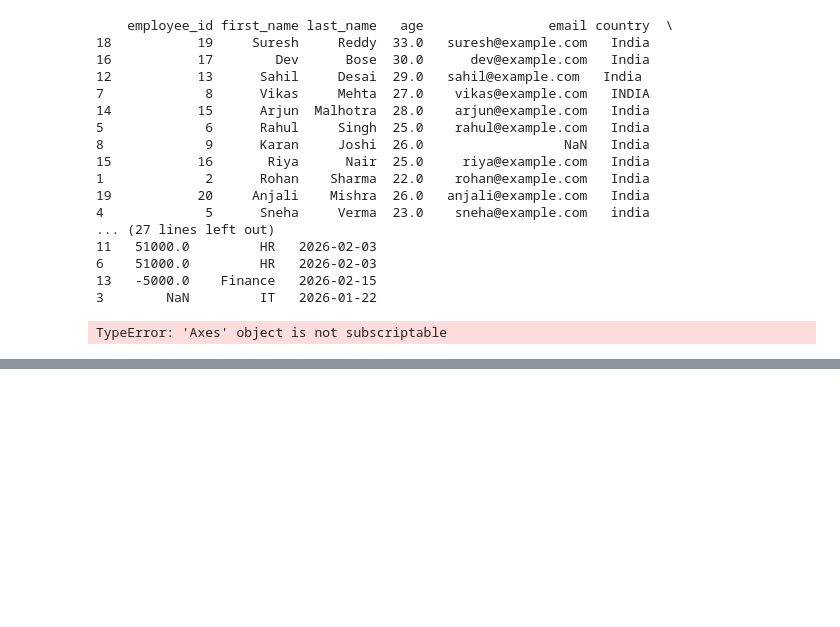
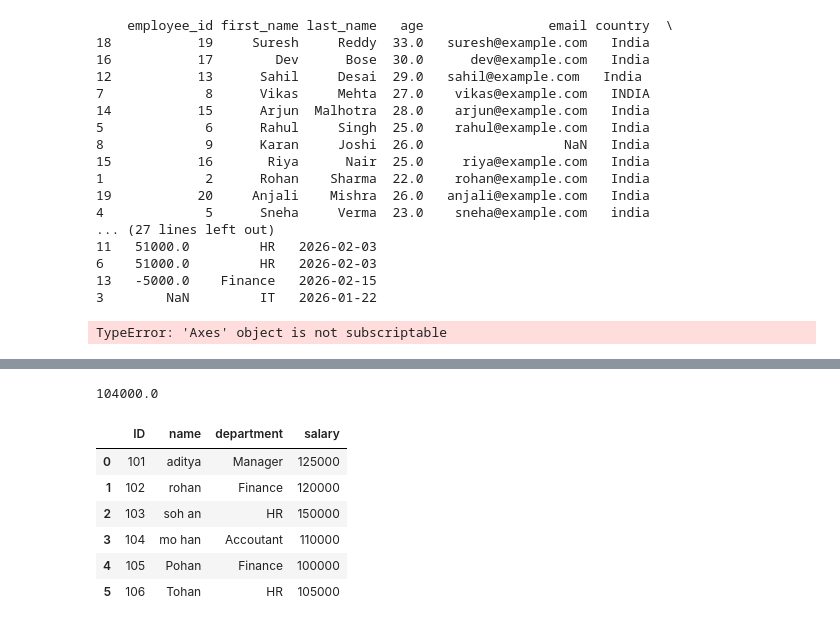
Before and after one commit to aditya-76430/python-programming, a Jupyter notebook: Learning things/pandas_prac.ipynb, the cells around one changed output, grey strips where cells are left out. Saved outputs shown, nothing was run; the diff lists cells and outputs as text; code cells hidden in the pictures; blank space fills up the shorter version.

Commit message:
solved pandas question

```diff
--- a/Learning things/pandas_prac.ipynb
+++ b/Learning things/pandas_prac.ipynb
@@ -492,0 +547,40 @@ TypeError: 'Axes' object is not subscriptable
+# %%
+# Find the average salary.
+
+import pandas as pd
+
+datas = {
+    "ID":[101,102,103,104,105,106,107,108,109,110],
+    "name":["aditya "," rohan","soh an","mo han","Pohan","Tohan","Abhishek","sudish","nitish","ritnesh"],
+    "department":["Manager","Finance","HR","Accoutant","Finance","HR","Accoutant","Finance","HR","Finance"],
+    "salary":[125000,120000,150000,110000,100000,105000,90000,85000,80000,75000]
+}
+
+df = pd.DataFrame(datas)
+
+print(df["salary"].mean())
+# %% [output]
+104000.0
+# %%
+# Find all people whose salary is greater than ₹40,000.
+
+import pandas as pd
+
+datas = {
+    "ID":[101,102,103,104,105,106,107,108,109,110],
+    "name":["aditya "," rohan","soh an","mo han","Pohan","Tohan","Abhishek","sudish","nitish","ritnesh"],
+    "department":["Manager","Finance","HR","Accoutant","Finance","HR","Accoutant","Finance","HR","Finance"],
+    "salary":[125000,120000,150000,110000,100000,105000,90000,85000,80000,75000]
+}
+
+df = pd.DataFrame(datas)
+
+df[df["salary"]>90000]
+# %% [output]
+|  | ID | name | department | salary |
+| 0 | 101 | aditya | Manager | 125000 |
+| 1 | 102 | rohan | Finance | 120000 |
+| 2 | 103 | soh an | HR | 150000 |
+| 3 | 104 | mo han | Accoutant | 110000 |
+| 4 | 105 | Pohan | Finance | 100000 |
+| 5 | 106 | Tohan | HR | 105000 |
```
Also changed, not shown: parts of 4 cells of this notebook.
